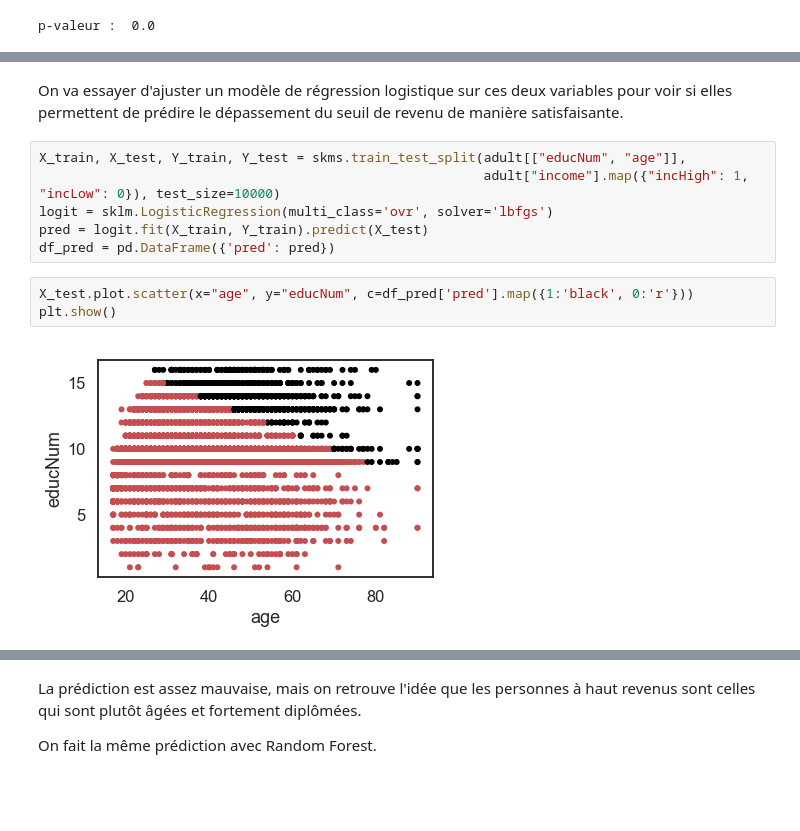
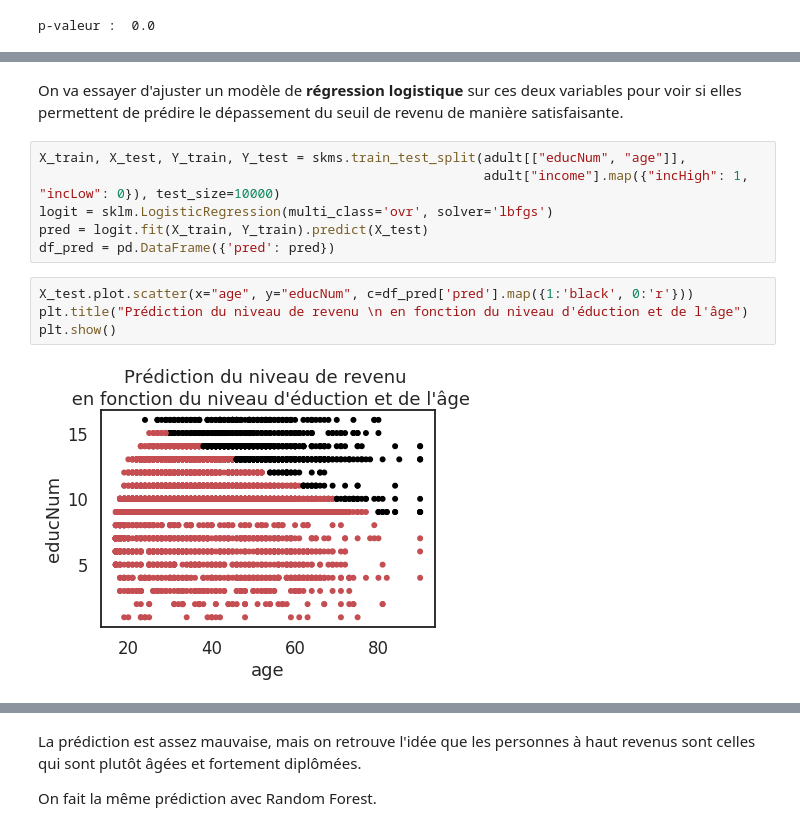
Before and after one commit to PaulCharnay/Exploration, a Jupyter notebook: Explo-Python-AdultCensus.ipynb, the cells around one changed output, grey strips where cells are left out. Cells and saved outputs as stored; diff of their text form; blank space fills up the shorter version.

```diff
--- a/Explo-Python-AdultCensus.ipynb
+++ b/Explo-Python-AdultCensus.ipynb
@@ -432,5 +444,5 @@ plt.show()
 # %% [markdown]
-On va essayer d'ajuster un modèle de régression logistique sur ces deux variables pour voir si elles permettent de prédire le dépassement du seuil de revenu de manière satisfaisante.
+On va essayer d'ajuster un modèle de **régression logistique** sur ces deux variables pour voir si elles permettent de prédire le dépassement du seuil de revenu de manière satisfaisante.
 # %%
 X_train, X_test, Y_train, Y_test = skms.train_test_split(adult[["educNum", "age"]],
                                                          adult["income"].map({"incHigh": 1, "incLow": 0}), test_size=10000)
@@ -439,7 +451,8 @@ pred = logit.fit(X_train, Y_train).predict(X_test)
 df_pred = pd.DataFrame({'pred': pred})
 # %%
 X_test.plot.scatter(x="age", y="educNum", c=df_pred['pred'].map({1:'black', 0:'r'}))
+plt.title("Prédiction du niveau de revenu \n en fonction du niveau d'éduction et de l'âge")
 plt.show()
 # %% [output]
-[figure, old version]
+[figure, new version]
 # %%
```
Also changed, not shown: parts of 25 cells of this notebook.
